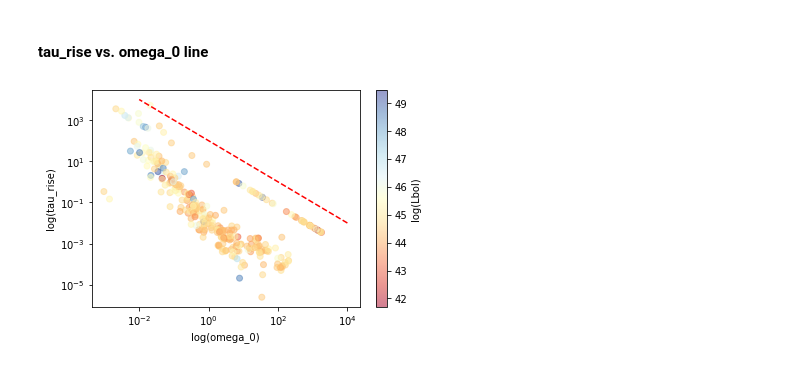
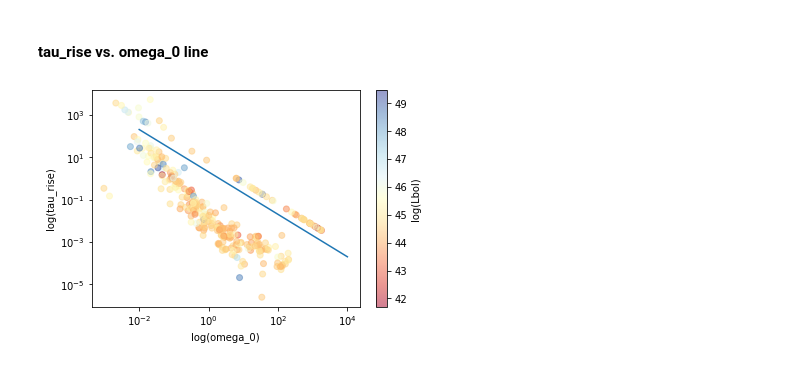
Before and after one commit to TrickyArmyMan/astro-research, a Jupyter notebook: JupyterLab/agn_figures.ipynb, the cells around one changed output. Saved outputs shown, nothing was run; the diff lists cells and outputs as text; code cells hidden in the pictures.

Commit message:
plotting

```diff
--- a/JupyterLab/agn_figures.ipynb
+++ b/JupyterLab/agn_figures.ipynb
@@ -597,19 +624,19 @@ plt.savefig('figure_3.png')
 # %%
 cm = plt.cm.get_cmap('RdYlBu')
 alpha = 0.5
 
 # xi
 col = 0
 sc = plt.scatter(data=agn_dataframe, x='omega_0', y='tau_rise_dqpo', c='log_Lbol', cmap=cm, alpha=alpha)
 cbar = plt.colorbar(sc)
 cbar.set_label('log(Lbol)')
 plt.xscale('log')
 plt.yscale('log')
 plt.xlabel('log(omega_0)')
 plt.ylabel('log(tau_rise)')
 
-plt.plot([10e3, 10e-3], [10e-3, 10e3], 'r--')
+plt.plot([10e-3, 10e3], [200, 0.0002])
 
 plt.savefig('tau_rise_vs_omega_0.png')
 # %% [output]
-[figure, old version]
+[figure, new version]
```
Also changed, not shown: parts of 10 cells of this notebook, 3 other files.
